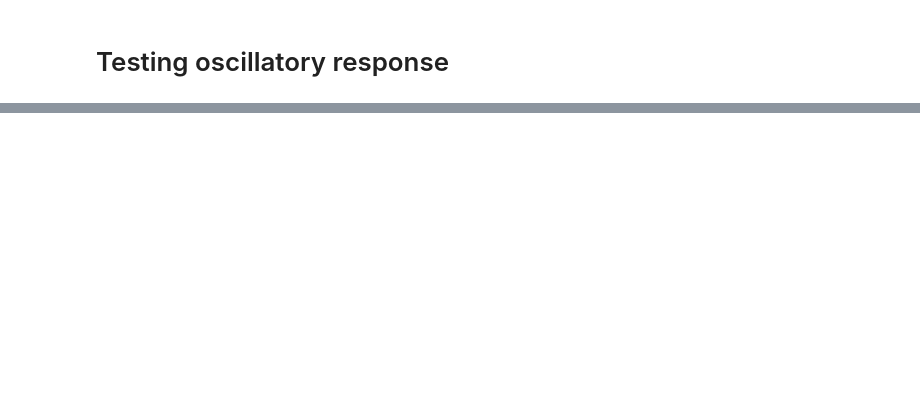
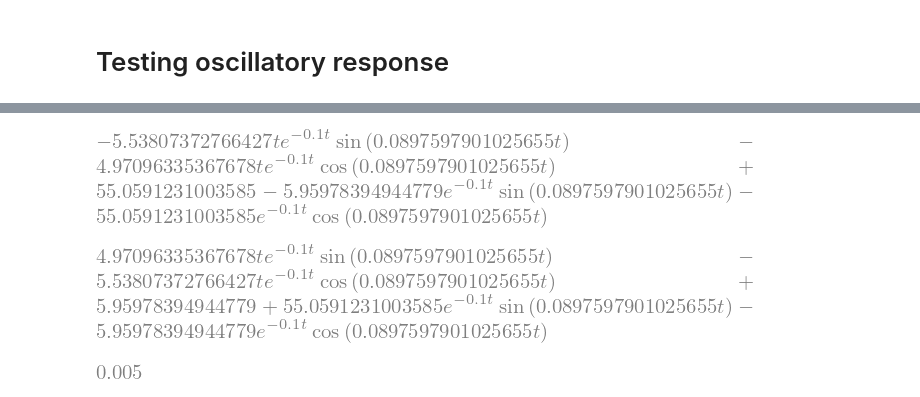
Before and after one commit to Hegebf/CMIP6-forcing, a Jupyter notebook: notebooks/Oscillations.ipynb, the cells around one changed output, grey strips where cells are left out. Cells and saved outputs as stored; diff of their text form; code cells hidden in the pictures; blank space fills up the shorter version.

```diff
--- a/notebooks/Oscillations.ipynb
+++ b/notebooks/Oscillations.ipynb
@@ -27,0 +56,8 @@ plt.plot(R(np.arange(0,150,1),S1, S2, S3, l1, p, q))
+# %%
+int_t2
+# %% [output]
+[figure, added]
+# %%
+int_t3
+# %% [output]
+[figure, added]
@@ -27,0 +72,4 @@ plt.plot(R(np.arange(0,150,1),S1, S2, S3, l1, p, q))
+# %%
+k1
+# %% [output]
+[figure, added]
```
Also changed, not shown: parts of 18 cells of this notebook.
